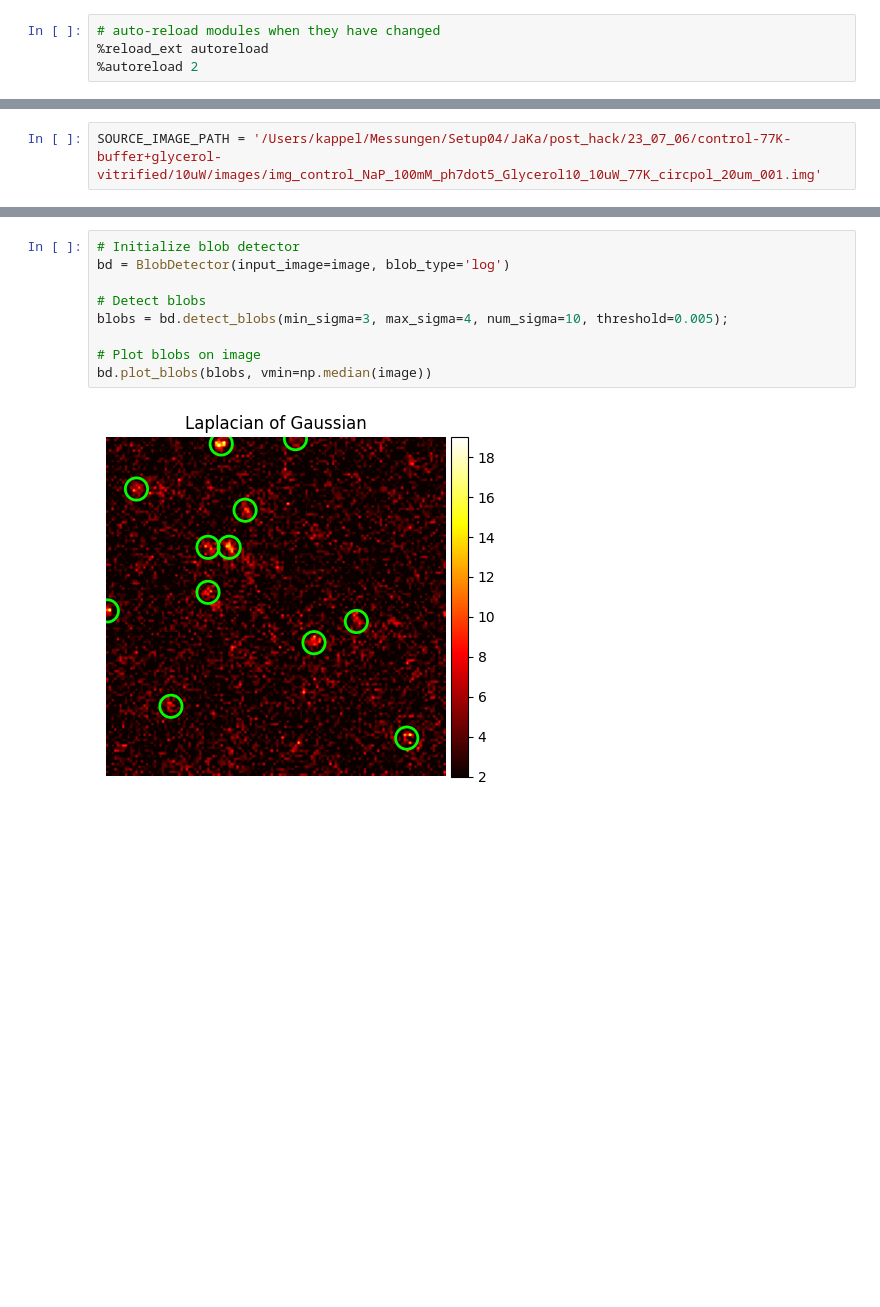
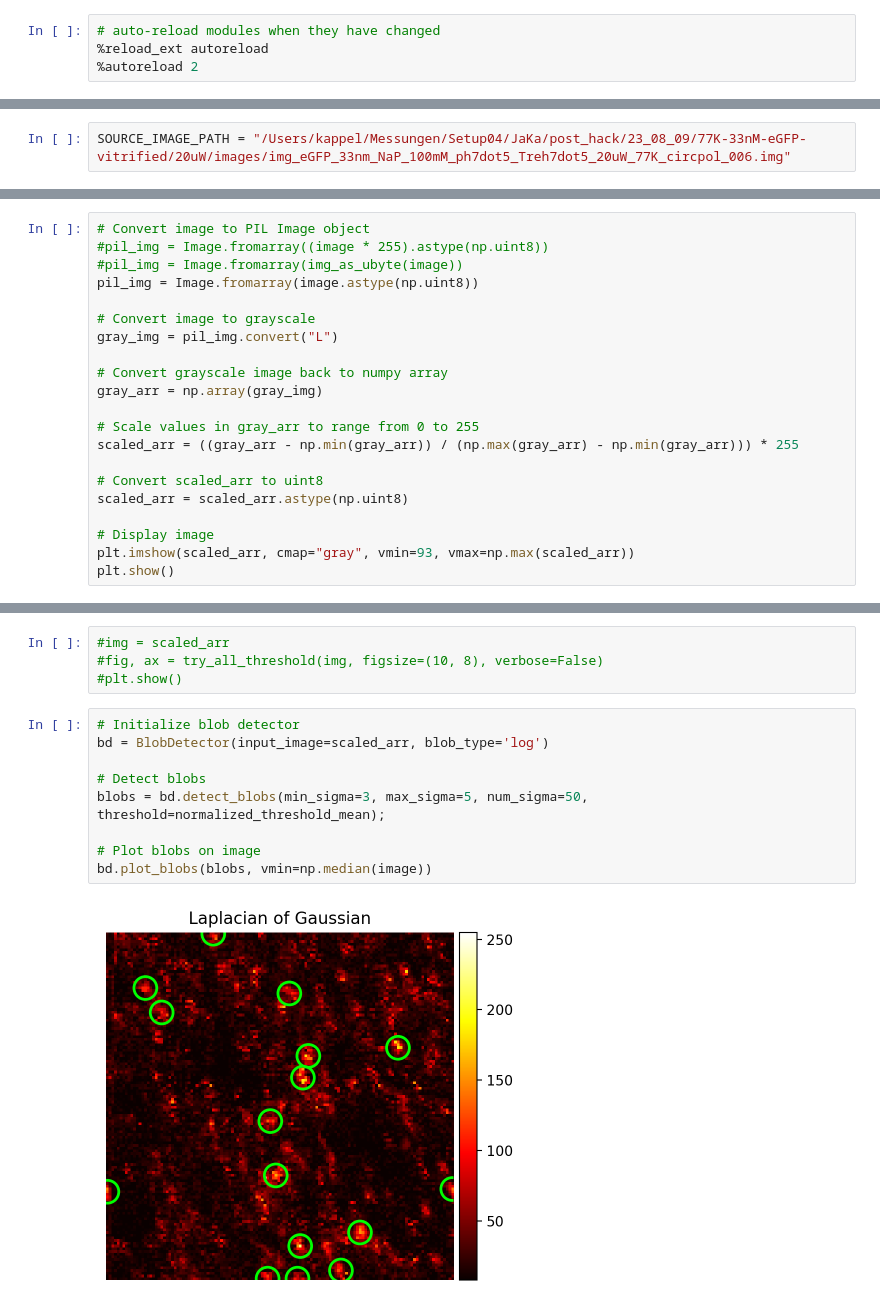
Before and after one commit to JKL453/s04-utils, a Jupyter notebook: spot-analysis.ipynb, the cells around one changed output, grey strips where cells are left out. Cells and saved outputs as stored; diff of their text form; blank space fills up the shorter version.

```diff
--- a/spot-analysis.ipynb
+++ b/spot-analysis.ipynb
@@ -14,7 +16,7 @@ import seaborn as sns
 
 from tabulate import tabulate
 # %%
-SOURCE_IMAGE_PATH = '/Users/kappel/Messungen/Setup04/JaKa/post_hack/23_07_06/control-77K-buffer+glycerol-vitrified/10uW/images/img_control_NaP_100mM_ph7dot5_Glycerol10_10uW_77K_circpol_20um_001.img'
+SOURCE_IMAGE_PATH = "/Users/kappel/Messungen/Setup04/JaKa/post_hack/23_08_09/77K-33nM-eGFP-vitrified/20uW/images/img_eGFP_33nm_NaP_100mM_ph7dot5_Treh7dot5_20uW_77K_circpol_006.img"
 # %%
 # Load image
 im = image.load_from_path(SOURCE_IMAGE_PATH)
@@ -35,0 +58,21 @@ Median intensity:   2
+# %%
+# Convert image to PIL Image object
+#pil_img = Image.fromarray((image * 255).astype(np.uint8))
+#pil_img = Image.fromarray(img_as_ubyte(image))
+pil_img = Image.fromarray(image.astype(np.uint8))
+
+# Convert image to grayscale
+gray_img = pil_img.convert("L")
+
+# Convert grayscale image back to numpy array
+gray_arr = np.array(gray_img)
+
+# Scale values in gray_arr to range from 0 to 255
+scaled_arr = ((gray_arr - np.min(gray_arr)) / (np.max(gray_arr) - np.min(gray_arr))) * 255
+
+# Convert scaled_arr to uint8
+scaled_arr = scaled_arr.astype(np.uint8)
+
+# Display image
+plt.imshow(scaled_arr, cmap="gray", vmin=93, vmax=np.max(scaled_arr))
+plt.show()
@@ -36,11 +170,15 @@ Median intensity:   2
+# %%
+#img = scaled_arr
+#fig, ax = try_all_threshold(img, figsize=(10, 8), verbose=False)
+#plt.show()
 # %%
 # Initialize blob detector
-bd = BlobDetector(input_image=image, blob_type='log')
+bd = BlobDetector(input_image=scaled_arr, blob_type='log')
 
 # Detect blobs
-blobs = bd.detect_blobs(min_sigma=3, max_sigma=4, num_sigma=10, threshold=0.005);
+blobs = bd.detect_blobs(min_sigma=3, max_sigma=5, num_sigma=50, threshold=normalized_threshold_mean);
 
 # Plot blobs on image
 bd.plot_blobs(blobs, vmin=np.median(image))
 # %% [output]
-[figure, old version]
+[figure, new version]
```
Also changed, not shown: parts of 12 cells of this notebook, 2 other files.
